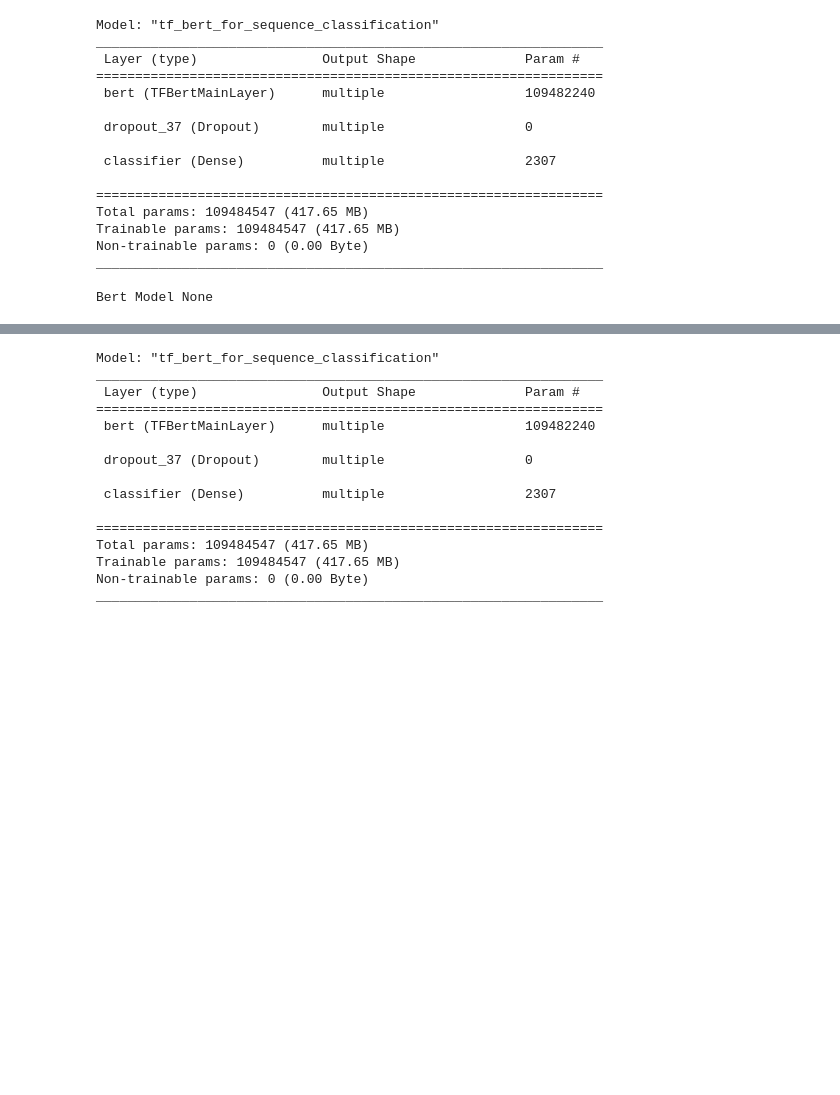
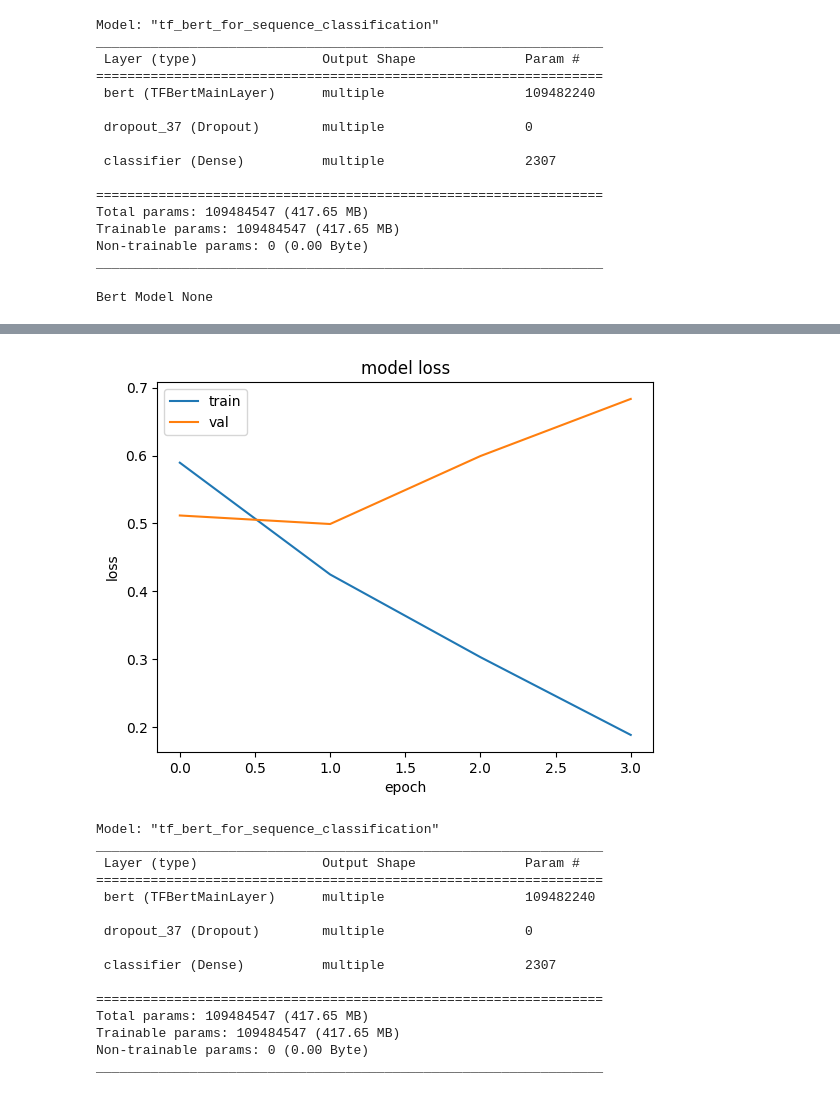
Before and after one commit to beatlesatani/coding_september, a Jupyter notebook: sentiment_analysis_submit.ipynb, the cells around one changed output, grey strips where cells are left out. Cells and saved outputs as stored; diff of their text form; code cells hidden in the pictures; blank space fills up the shorter version.

```diff
--- a/sentiment_analysis_submit.ipynb
+++ b/sentiment_analysis_submit.ipynb
@@ -317,8 +310,7 @@ optimizer = AdamW(model.parameters(),
 history = bert_model.fit([train_inp,train_mask],
                          train_label,
                          batch_size = 32,
-                         epochs = 3,
-                         optimizer,
+                         epochs = 4,
                          validation_data = ([val_inp,val_mask],val_label),
                          callbacks = callbacks)
 
@@ -342,3 +336,4 @@ Epoch 3/3
+[figure, added]
 # %%
 bert_model.summary()
 # %% [output]
```
Also changed, not shown: parts of 5 cells of this notebook.
